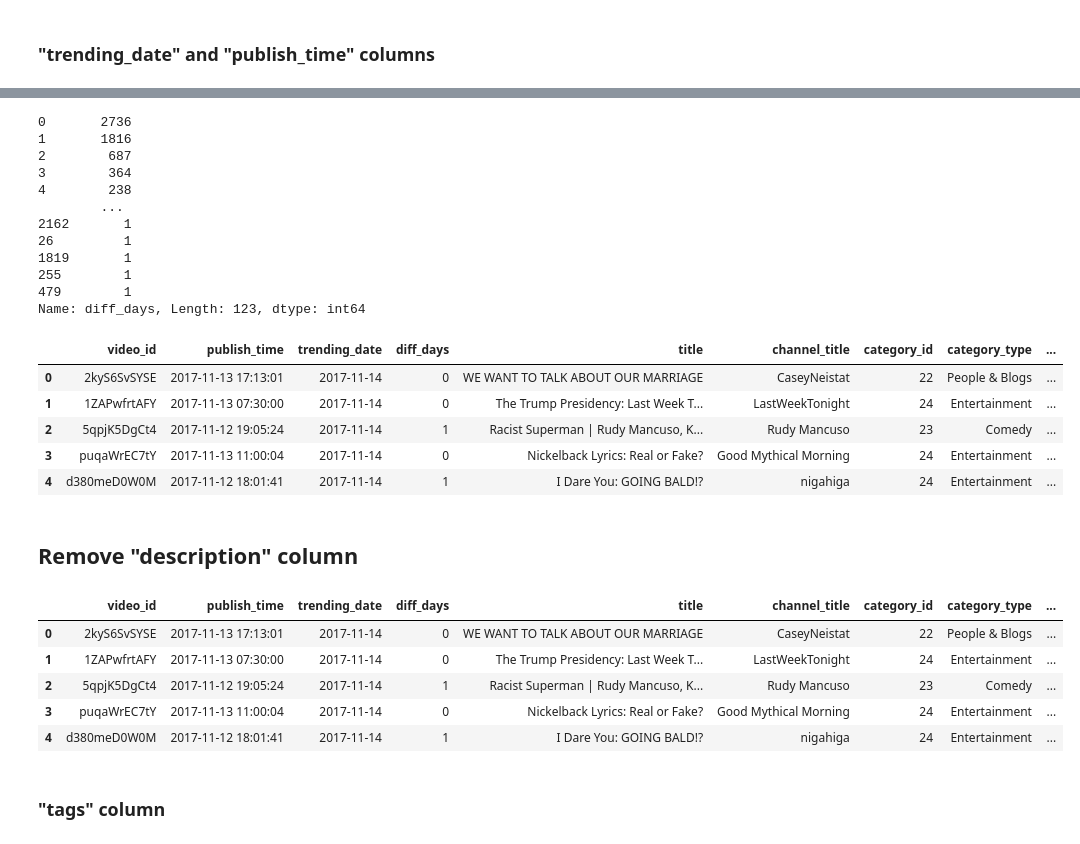
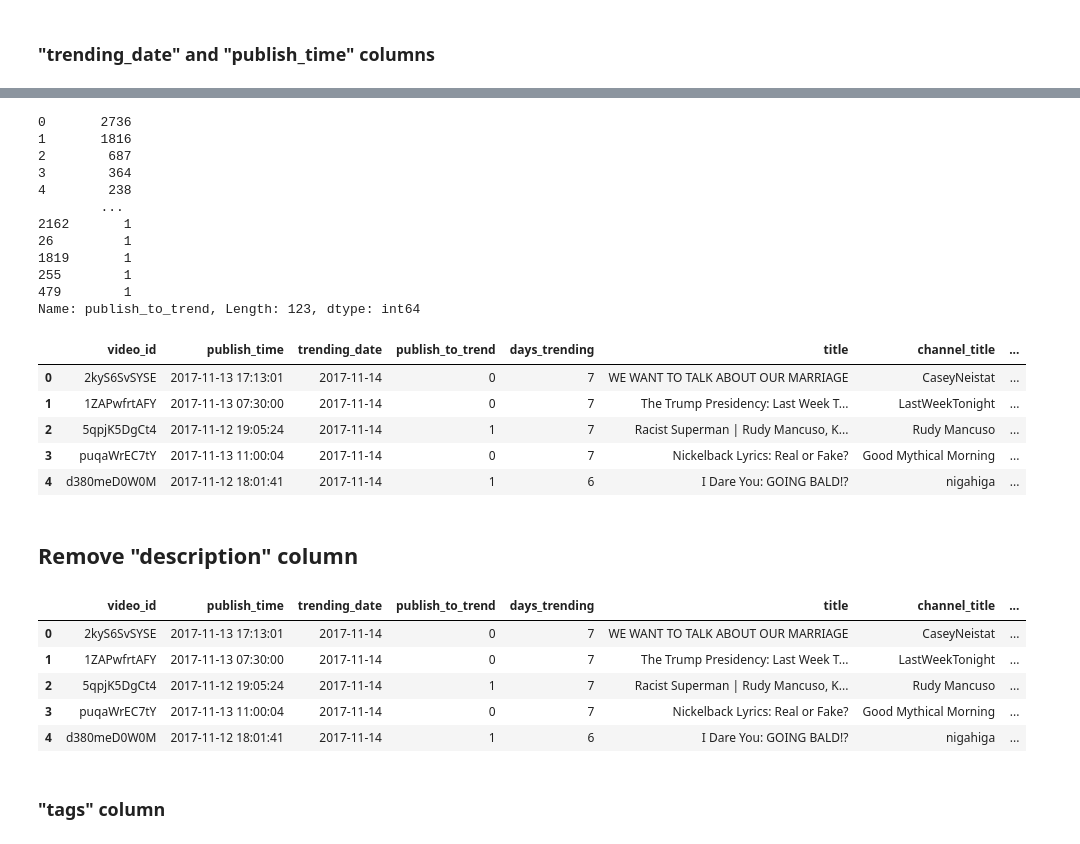
Before and after one commit to GFAmsterdam/Youtube_Trending_Video_Analysis, a Jupyter notebook: Ming/data_cleaning/US_videos_cleaning.ipynb, the cells around one changed output, grey strips where cells are left out. Saved outputs shown, nothing was run; the diff lists cells and outputs as text; code cells hidden in the pictures.

Commit message:
updating US_videos_cleaning.ipynb, data_cleaning_log.docx, exploratory_analysis.ipynb

```diff
--- a/Ming/data_cleaning/US_videos_cleaning.ipynb
+++ b/Ming/data_cleaning/US_videos_cleaning.ipynb
@@ -74,3 +74,7 @@ Data columns (total 16 columns):
  15  description             40379 non-null  object
 dtypes: bool(3), int64(5), object(8)
 memory usage: 4.2+ MB
+# %%
+# Count the days of videos on the trending list
+us_videos_df['days_trending'] = us_videos_df.video_id.map(us_videos_df.video_id.value_counts())
+us_videos_df.head()
@@ -137,9 +148,9 @@ categories = {1 : "Film & Animation",
 }
 # %%
 # Create a duplicate of 'category_id' to apply the dictionary to
-us_videos_df['category_type'] = us_videos_df.loc[:,'category_id']
+us_videos_df['category_name'] = us_videos_df.loc[:,'category_id']
 # Apply the dictionary
-us_videos_df['category_type'] = us_videos_df['category_type'].apply(lambda x : categories[x])
+us_videos_df['category_name'] = us_videos_df['category_name'].apply(lambda x : categories[x])
 
 # Check the parsed dataframe
 us_videos_df.head()
@@ -232,6 +214,6 @@ memory usage: 713.2+ KB
 # %%
 # Extracting the time difference from publish_date to trending_date and a new column "diff_days".
-us_videos_df['diff_days'] = (us_videos_df['trending_date'] - us_videos_df['publish_time']).dt.days
+us_videos_df['publish_to_trend'] = (us_videos_df['trending_date'] - us_videos_df['publish_time']).dt.days
 us_videos_df.head()
 # %% [output]
 |  | video_id | trending_date | title | channel_title | category_id | publish_time | tags | views | likes | ... |
@@ -242,7 +224,7 @@ us_videos_df.head()
 | 4 | d380meD0W0M | 2017-11-14 | I Dare You: GOING BALD!? | nigahiga | 24 | 2017-11-12 18:01:41 | ryan|"higa"|"higatv"|"nigahiga"|"... | 2095731 | 132235 | ... |
 # %%
 # Check the value count for diff_days column
-us_videos_df['diff_days'].value_counts()
+us_videos_df['publish_to_trend'].value_counts()
 # %% [output]
 0       2736
 1       1816
@@ -255,35 +237,36 @@ us_videos_df['diff_days'].value_counts()
 1819       1
 255        1
 479        1
-Name: diff_days, Length: 123, dtype: int64
+Name: publish_to_trend, Length: 123, dtype: int64
 # %%
 # Reorder the columns
 us_videos_df = us_videos_df[["video_id",
                             "publish_time",
                             "trending_date",
-                            "diff_days",
+                            "publish_to_trend",
+                            "days_trending",
                             "title",
                             "channel_title",
                             "category_id",
-                            "category_type",
+                            "category_name",
                             "tags",
                             "views",
                             "likes",
                             "dislikes",
                             "comment_count",
                             "comments_disabled",
                             "ratings_disabled",
                             "video_error_or_removed",
                             "description"]]
 
 us_videos_df.head()
 # %% [output]
-|  | video_id | publish_time | trending_date | diff_days | title | channel_title | category_id | category_type | ... |
-| 0 | 2kyS6SvSYSE | 2017-11-13 17:13:01 | 2017-11-14 | 0 | WE WANT TO TALK ABOUT OUR MARRIAGE | CaseyNeistat | 22 | People & Blogs | ... |
-| 1 | 1ZAPwfrtAFY | 2017-11-13 07:30:00 | 2017-11-14 | 0 | The Trump Presidency: Last Week T... | LastWeekTonight | 24 | Entertainment | ... |
-| 2 | 5qpjK5DgCt4 | 2017-11-12 19:05:24 | 2017-11-14 | 1 | Racist Superman | Rudy Mancuso, K... | Rudy Mancuso | 23 | Comedy | ... |
-| 3 | puqaWrEC7tY | 2017-11-13 11:00:04 | 2017-11-14 | 0 | Nickelback Lyrics: Real or Fake? | Good Mythical Morning | 24 | Entertainment | ... |
-| 4 | d380meD0W0M | 2017-11-12 18:01:41 | 2017-11-14 | 1 | I Dare You: GOING BALD!? | nigahiga | 24 | Entertainment | ... |
+|  | video_id | publish_time | trending_date | publish_to_trend | days_trending | title | channel_title | ... |
+| 0 | 2kyS6SvSYSE | 2017-11-13 17:13:01 | 2017-11-14 | 0 | 7 | WE WANT TO TALK ABOUT OUR MARRIAGE | CaseyNeistat | ... |
+| 1 | 1ZAPwfrtAFY | 2017-11-13 07:30:00 | 2017-11-14 | 0 | 7 | The Trump Presidency: Last Week T... | LastWeekTonight | ... |
+| 2 | 5qpjK5DgCt4 | 2017-11-12 19:05:24 | 2017-11-14 | 1 | 7 | Racist Superman | Rudy Mancuso, K... | Rudy Mancuso | ... |
+| 3 | puqaWrEC7tY | 2017-11-13 11:00:04 | 2017-11-14 | 0 | 7 | Nickelback Lyrics: Real or Fake? | Good Mythical Morning | ... |
+| 4 | d380meD0W0M | 2017-11-12 18:01:41 | 2017-11-14 | 1 | 6 | I Dare You: GOING BALD!? | nigahiga | ... |
 # %% [markdown]
 ## Remove "description" column
 # %%
@@ -291,12 +274,12 @@ us_videos_df.head()
 us_videos_df = us_videos_df.drop(columns="description")
 us_videos_df.head()
 # %% [output]
-|  | video_id | publish_time | trending_date | diff_days | title | channel_title | category_id | category_type | ... |
-| 0 | 2kyS6SvSYSE | 2017-11-13 17:13:01 | 2017-11-14 | 0 | WE WANT TO TALK ABOUT OUR MARRIAGE | CaseyNeistat | 22 | People & Blogs | ... |
-| 1 | 1ZAPwfrtAFY | 2017-11-13 07:30:00 | 2017-11-14 | 0 | The Trump Presidency: Last Week T... | LastWeekTonight | 24 | Entertainment | ... |
-| 2 | 5qpjK5DgCt4 | 2017-11-12 19:05:24 | 2017-11-14 | 1 | Racist Superman | Rudy Mancuso, K... | Rudy Mancuso | 23 | Comedy | ... |
-| 3 | puqaWrEC7tY | 2017-11-13 11:00:04 | 2017-11-14 | 0 | Nickelback Lyrics: Real or Fake? | Good Mythical Morning | 24 | Entertainment | ... |
-| 4 | d380meD0W0M | 2017-11-12 18:01:41 | 2017-11-14 | 1 | I Dare You: GOING BALD!? | nigahiga | 24 | Entertainment | ... |
+|  | video_id | publish_time | trending_date | publish_to_trend | days_trending | title | channel_title | ... |
+| 0 | 2kyS6SvSYSE | 2017-11-13 17:13:01 | 2017-11-14 | 0 | 7 | WE WANT TO TALK ABOUT OUR MARRIAGE | CaseyNeistat | ... |
+| 1 | 1ZAPwfrtAFY | 2017-11-13 07:30:00 | 2017-11-14 | 0 | 7 | The Trump Presidency: Last Week T... | LastWeekTonight | ... |
+| 2 | 5qpjK5DgCt4 | 2017-11-12 19:05:24 | 2017-11-14 | 1 | 7 | Racist Superman | Rudy Mancuso, K... | Rudy Mancuso | ... |
+| 3 | puqaWrEC7tY | 2017-11-13 11:00:04 | 2017-11-14 | 0 | 7 | Nickelback Lyrics: Real or Fake? | Good Mythical Morning | ... |
+| 4 | d380meD0W0M | 2017-11-12 18:01:41 | 2017-11-14 | 1 | 6 | I Dare You: GOING BALD!? | nigahiga | ... |
 # %% [markdown]
 ### "tags" column
 # %%
```
Also changed, not shown: parts of 8 cells of this notebook, 2 other files.
